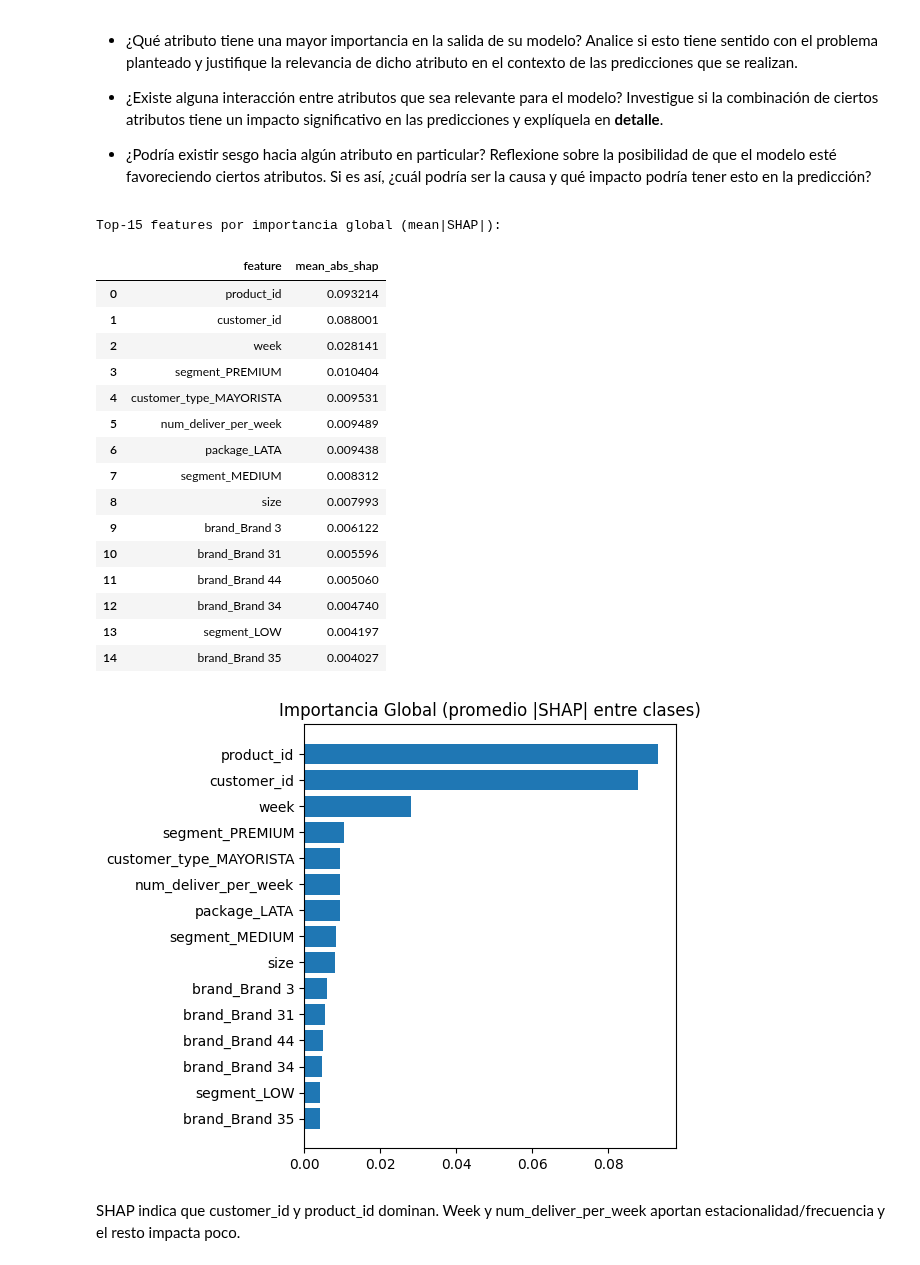
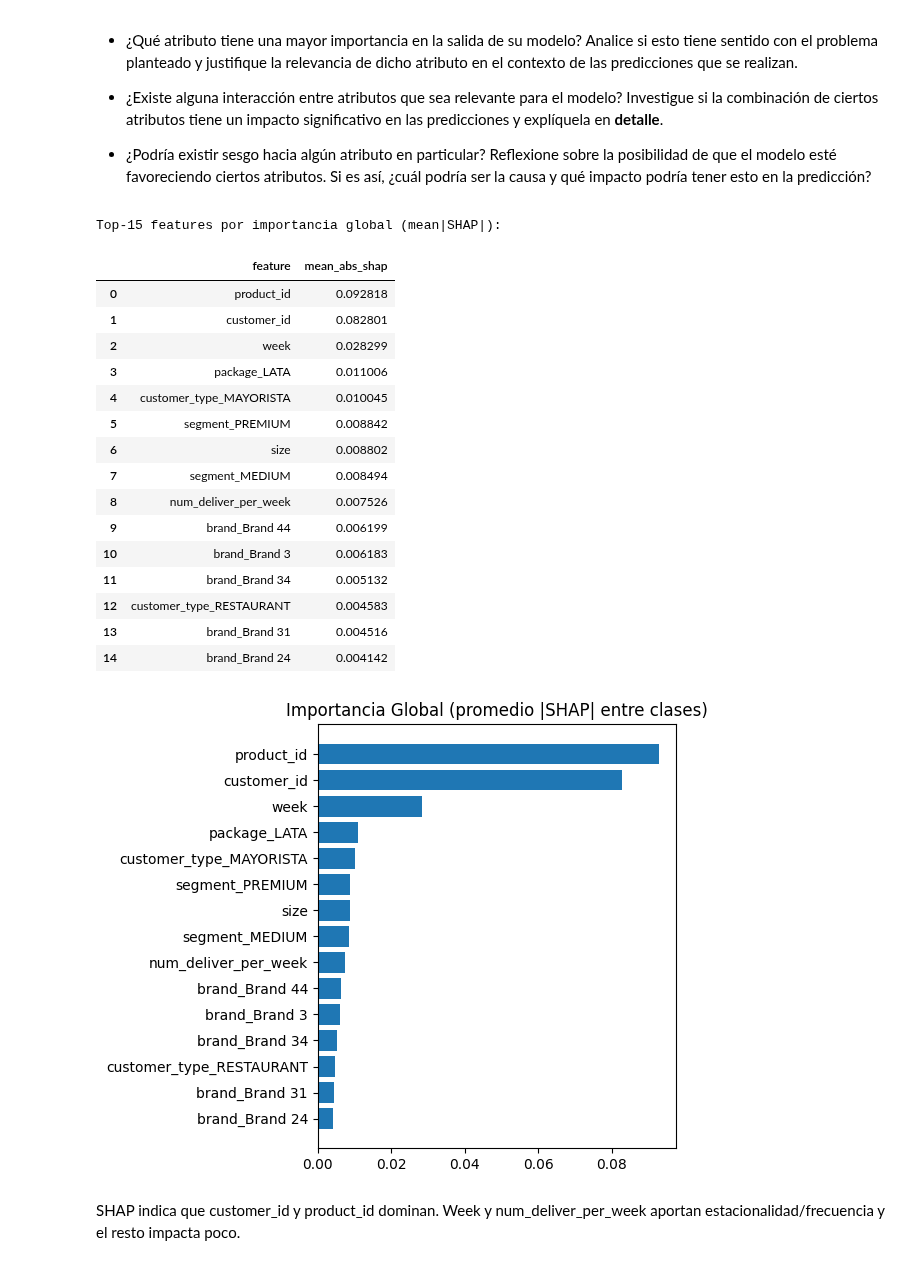
Before and after one commit to jesuvalenzuela/NanSquad, a Jupyter notebook: Proyecto/entrega1/enunciado_entrega1.ipynb, the cells around one changed output. Drawn from its saved outputs; the diff is of its cells as text; code cells hidden in the pictures.

```diff
--- a/Proyecto/entrega1/enunciado_entrega1.ipynb
+++ b/Proyecto/entrega1/enunciado_entrega1.ipynb
@@ -865,3 +824,17 @@ X_test_clean = pipeline.transform(X_test)
+# %%
+# Configuración de columnas
+NUMERICAL_COLS =  ['num_deliver_per_week', 'size', 'week']
+CATEGORICAL_COLS = X_train.select_dtypes('category').columns.values
+ID_COLS = ['customer_id', 'product_id']
+
+pipeline_preprocesamiento = create_pipeline(NUMERICAL_COLS, CATEGORICAL_COLS, ID_COLS)
+pipeline_preprocesamiento.set_output(transform="pandas")
+
+# Fit solo en train, transform en train/val/test
+pipeline_preprocesamiento.fit(X_train)
+X_train_clean = pipeline_preprocesamiento.transform(X_train)
+X_val_clean = pipeline_preprocesamiento.transform(X_val)
+X_test_clean = pipeline_preprocesamiento.transform(X_test)
 # %%
 X_train_clean.head()
 # %% [output]
@@ -1358,11 +1269,6 @@ Al desarrollar esta parte, deberán responder las siguientes preguntas clave com
 # Desarrolle aquí su código
 
 # SHAP para KNN (multiclase)
-import numpy as np
-import pandas as pd
-import shap
-import matplotlib.pyplot as plt
-
 
 # Configuración
 SAMPLE_BG   = 30    # tamaño del background (masker)
@@ -1370,23 +1276,24 @@ SAMPLE_TEST = 40    # tamaño de muestra de test
 MAX_EVALS   = 100   # presupuesto de evaluaciones por muestra
 
 # 1) Muestras
-bg  = shap.sample(X_train_clean, SAMPLE_BG, random_state=42).copy()
-Xte = shap.sample(X_test_clean,  SAMPLE_TEST, random_state=24).copy()
+bg  = shap.sample(X_train, SAMPLE_BG, random_state=42).copy()
+Xte = shap.sample(X_test,  SAMPLE_TEST, random_state=24).copy()
+
+bg_transformed = optimal_pipe.named_steps['pre-processing'].transform(bg)
+Xte_transformed = optimal_pipe.named_steps['pre-processing'].transform(Xte)
 
 # 2) Función de predicción
 def knn_predict_proba(X):
-    if isinstance(X, np.ndarray):
-        X = pd.DataFrame(X, columns=X_train_clean.columns)
-    return best_knn.predict_proba(X)
+   return optimal_pipe.named_steps['clf'].predict_proba(X)
 
 # 3) Explainer moderno
-masker    = shap.maskers.Independent(bg)
+masker    = shap.maskers.Independent(bg_transformed)
 explainer = shap.Explainer(knn_predict_proba, masker, algorithm="permutation")
 
 # 4) SHAP values (n_samples, n_features, n_classes)
-shap_values = explainer(Xte, max_evals=MAX_EVALS)
-classes     = best_knn.classes_
-feat_names  = Xte.columns.tolist()
+shap_values = explainer(Xte_transformed, max_evals=MAX_EVALS)
+classes     = optimal_pipe.classes_
+feat_names  = Xte_transformed.columns.tolist()
 
 # 5) Importancia global (promedio |SHAP| en muestras y clases)
 global_imp = np.abs(shap_values.values).mean(axis=(0, 2))
@@ -1396,49 +1303,49 @@ imp_df = (
       .reset_index(drop=True)
 )
 
 print("Top-15 features por importancia global (mean|SHAP|):")
 display(imp_df.head(15))
 
 plt.figure(figsize=(6,5))
 top = imp_df.head(15)
 plt.barh(top["feature"][::-1], top["mean_abs_shap"][::-1])
 plt.title("Importancia Global (promedio |SHAP| entre clases)")
 plt.tight_layout(); plt.show()
 
 # 6) Plots por CLASE (beeswarm + bar)
 def plots_por_clase(cls_idx=0, max_display=15):
     cls_idx = int(max(0, min(cls_idx, len(classes)-1)))
     cname = str(classes[cls_idx])
     print(f"\n>>> Clase {cls_idx}: {cname}")
 
     # Beeswarm (impacto por fila/feature). Usamos show=False y luego seteamos título.
     shap.plots.beeswarm(shap_values[:,:,cls_idx], max_display=max_display, show=False)
     plt.gca().set_title(f"Beeswarm — Clase {cname}")
     plt.tight_layout(); plt.show()
 
     # Bar por clase: dejas que SHAP agregue internamente mean(|SHAP|).
     shap.plots.bar(shap_values[:,:,cls_idx], max_display=max_display, show=False)
     plt.gca().set_title(f"Importancia media |SHAP| — Clase {cname}")
     plt.tight_layout(); plt.show_
 # %% [output]
 Top-15 features por importancia global (mean|SHAP|):
 |  | feature | mean_abs_shap |
-| 0 | product_id | 0.093214 |
-| 1 | customer_id | 0.088001 |
-| 2 | week | 0.028141 |
-| 3 | segment_PREMIUM | 0.010404 |
-| 4 | customer_type_MAYORISTA | 0.009531 |
-| 5 | num_deliver_per_week | 0.009489 |
-| 6 | package_LATA | 0.009438 |
-| 7 | segment_MEDIUM | 0.008312 |
-| 8 | size | 0.007993 |
-| 9 | brand_Brand 3 | 0.006122 |
-| 10 | brand_Brand 31 | 0.005596 |
-| 11 | brand_Brand 44 | 0.005060 |
-| 12 | brand_Brand 34 | 0.004740 |
-| 13 | segment_LOW | 0.004197 |
-| 14 | brand_Brand 35 | 0.004027 |
+| 0 | product_id | 0.092818 |
+| 1 | customer_id | 0.082801 |
+| 2 | week | 0.028299 |
+| 3 | package_LATA | 0.011006 |
+| 4 | customer_type_MAYORISTA | 0.010045 |
+| 5 | segment_PREMIUM | 0.008842 |
+| 6 | size | 0.008802 |
+| 7 | segment_MEDIUM | 0.008494 |
+| 8 | num_deliver_per_week | 0.007526 |
+| 9 | brand_Brand 44 | 0.006199 |
+| 10 | brand_Brand 3 | 0.006183 |
+| 11 | brand_Brand 34 | 0.005132 |
+| 12 | customer_type_RESTAURANT | 0.004583 |
+| 13 | brand_Brand 31 | 0.004516 |
+| 14 | brand_Brand 24 | 0.004142 |
-[figure, old version]
+[figure, new version]
 # %% [markdown]
 SHAP indica que customer_id y product_id dominan. Week y num_deliver_per_week aportan estacionalidad/frecuencia y el resto impacta poco.
 # %%
```
Also changed, not shown: parts of 19 cells of this notebook, 2 other files.
